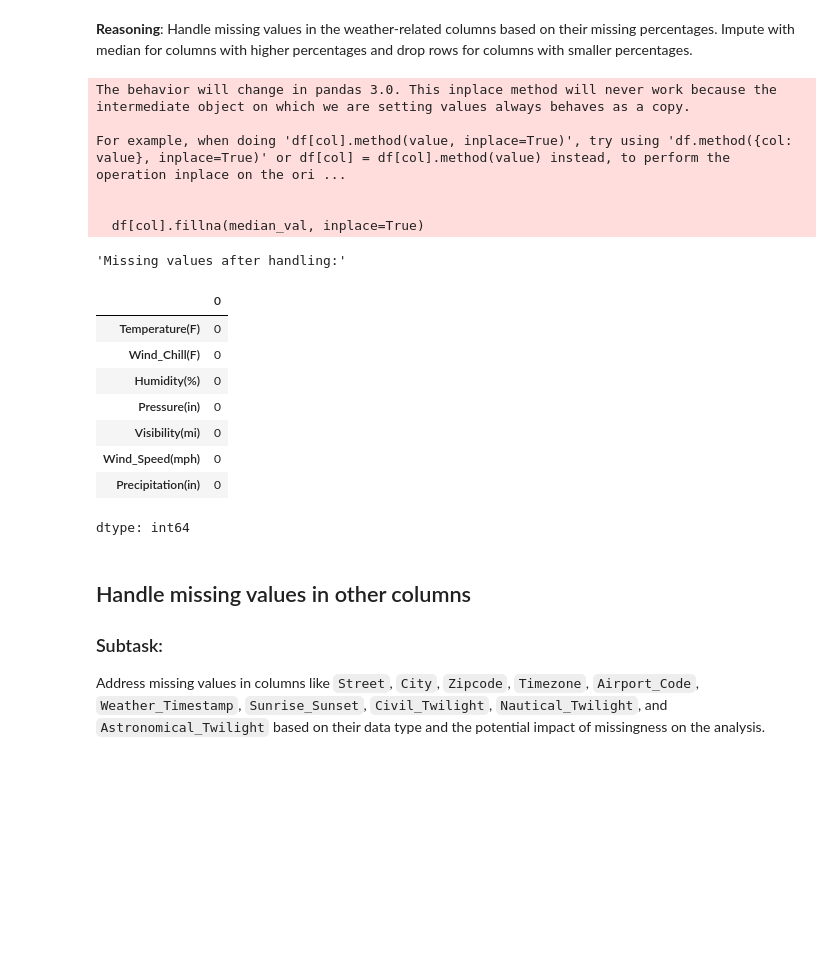
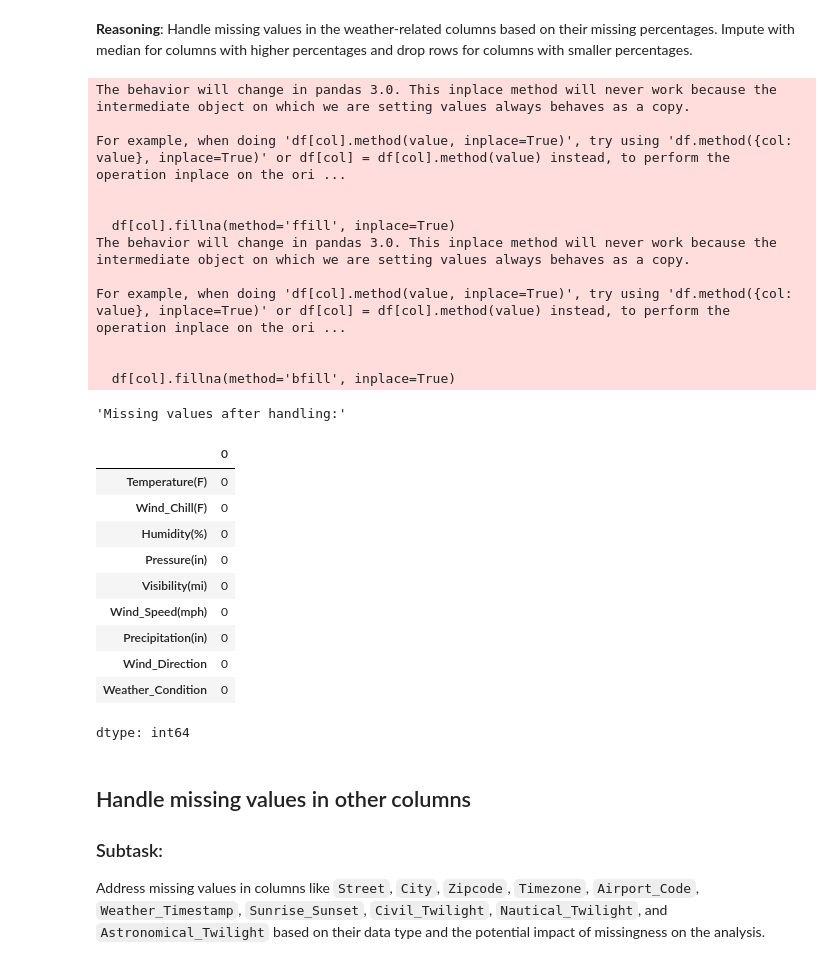
Before and after one commit to sbailoor/Python, a Jupyter notebook: USAccidents/USAccidents.ipynb, the cells around one changed output. Saved outputs shown, nothing was run; the diff lists cells and outputs as text; code cells hidden in the pictures; blank space fills up the shorter version.

```diff
--- a/USAccidents/USAccidents.ipynb
+++ b/USAccidents/USAccidents.ipynb
@@ -478,36 +477,54 @@ Handle missing values in the weather-related columns based on their missing perc
 # %%
 # Handle missing values in weather-related columns
 
 # Columns with relatively small percentage of missing values (less than 5%) - drop rows
 cols_to_drop_rows = ['Temperature(F)', 'Humidity(%)', 'Pressure(in)', 'Visibility(mi)']
 df.dropna(subset=cols_to_drop_rows, inplace=True)
 
-# Columns with higher percentage of missing values (more than 5%) - impute with median
-cols_to_impute_median = ['Wind_Chill(F)', 'Wind_Speed(mph)', 'Precipitation(in)']
-for col in cols_to_impute_median:
-    median_val = df[col].median()
-    df[col].fillna(median_val, inplace=True)
+# Columns with higher percentage of missing values (more than 5%) - impute using a time-based approach (forward fill)
+# First, ensure the DataFrame is sorted by time for accurate time-based imputation
+df.sort_values(by='Start_Time', inplace=True)
+
+cols_to_impute_time_based = ['Wind_Chill(F)', 'Wind_Speed(mph)', 'Precipitation(in)', 'Wind_Direction', 'Weather_Condition']
+for col in cols_to_impute_time_based:
+    # Use forward fill (fillna(method='ffill')) for time-based imputation
+    df[col].fillna(method='ffill', inplace=True)
+
+# After forward fill, there might still be missing values at the beginning of the time series
+# We can use backward fill (fillna(method='bfill')) to fill these remaining missing values
+for col in cols_to_impute_time_based:
+    df[col].fillna(method='bfill', inplace=True)
+
 
 # Verify that the missing values in these weather-related columns have been handled
-missing_values_after = df[weather_cols].isnull().sum()
+weather_cols_to_check = ['Temperature(F)', 'Wind_Chill(F)', 'Humidity(%)', 'Pressure(in)', 'Visibility(mi)', 'Wind_Speed(mph)', 'Precipitation(in)', 'Wind_Direction', 'Weather_Condition']
+missing_values_after = df[weather_cols_to_check].isnull().sum()
 display("Missing values after handling:")
 display(missing_values_after)
 # %% [output]
 The behavior will change in pandas 3.0. This inplace method will never work because the intermediate object on which we are setting values always behaves as a copy.
 
 For example, when doing 'df[col].method(value, inplace=True)', try using 'df.method({col: value}, inplace=True)' or df[col] = df[col].method(value) instead, to perform the operation inplace on the ori ...
 
 
-  df[col].fillna(median_val, inplace=True)
+  df[col].fillna(method='ffill', inplace=True)
+The behavior will change in pandas 3.0. This inplace method will never work because the intermediate object on which we are setting values always behaves as a copy.
+
+For example, when doing 'df[col].method(value, inplace=True)', try using 'df.method({col: value}, inplace=True)' or df[col] = df[col].method(value) instead, to perform the operation inplace on the ori ...
+
+
+  df[col].fillna(method='bfill', inplace=True)
 'Missing values after handling:'
 |  | 0 |
 | Temperature(F) | 0 |
 | Wind_Chill(F) | 0 |
 | Humidity(%) | 0 |
 | Pressure(in) | 0 |
 | Visibility(mi) | 0 |
 | Wind_Speed(mph) | 0 |
 | Precipitation(in) | 0 |
+| Wind_Direction | 0 |
+| Weather_Condition | 0 |
 dtype: int64
 # %% [markdown]
 ## Handle missing values in other columns
```
Also changed, not shown: parts of 11 cells of this notebook.
